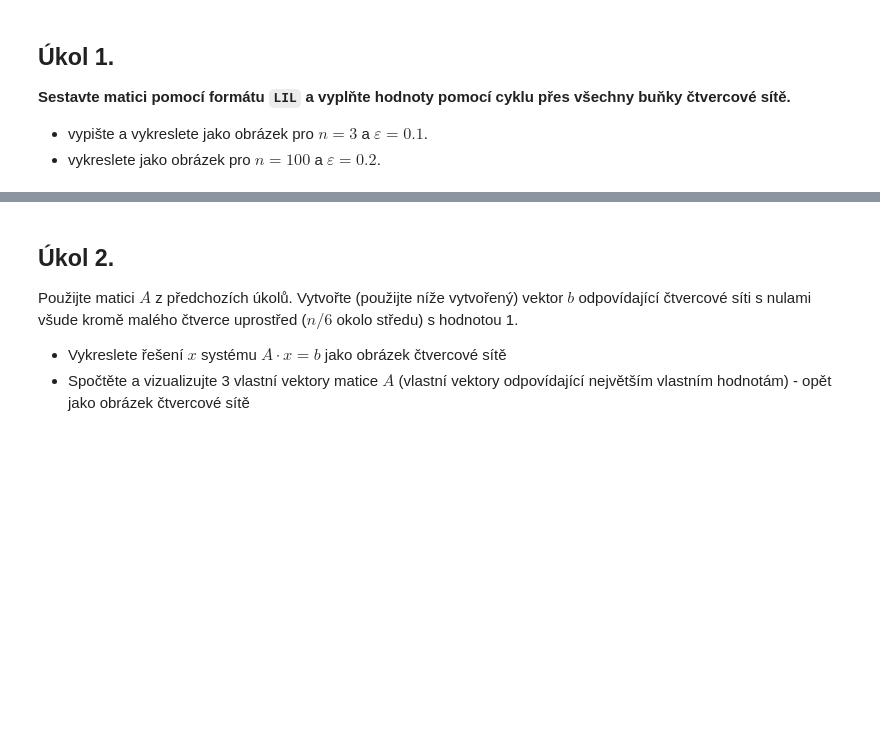
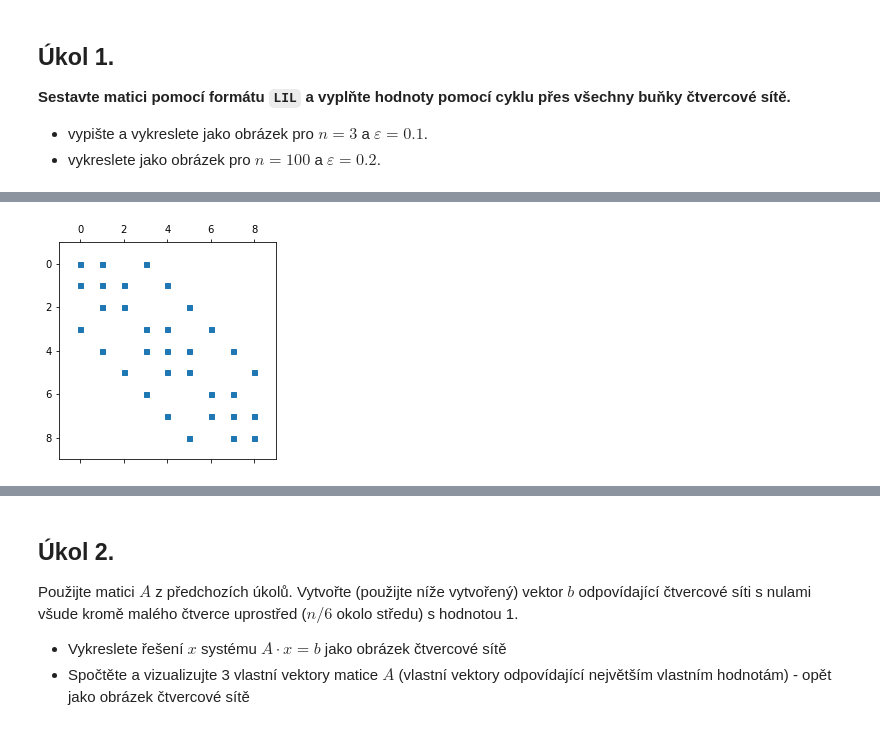
Before and after one commit to TAB0048/vvp-DU, a Jupyter notebook: DU5/DU5.ipynb, the cells around one changed output, grey strips where cells are left out. Cells and saved outputs as stored; diff of their text form; code cells hidden in the pictures; blank space fills up the shorter version.

Commit message:
Sparse matrix (first part) done

```diff
--- a/DU5/DU5.ipynb
+++ b/DU5/DU5.ipynb
@@ -86,0 +77,3 @@ print(A.todense())
+# %%
+A = sparse_lil_net(n = 3, epsilon = 1e-1)
+print(A.todense())
@@ -86,0 +90,10 @@ print(A.todense())
+# %%
+import matplotlib.pyplot as plt
+
+plt.figure()
+plt.spy(A, markersize=5)
+plt.xlim(-1, 3*3)
+plt.ylim(3*3, -1)
+plt.show()
+# %% [output]
+[figure, added]
```
Also changed, not shown: parts of 4 cells of this notebook.
